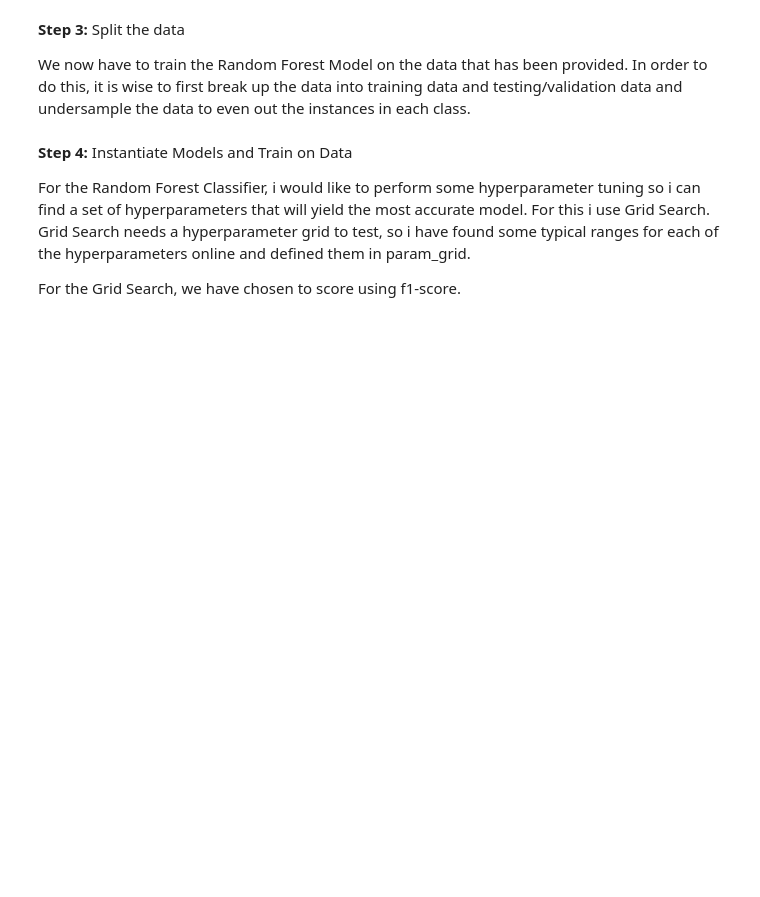
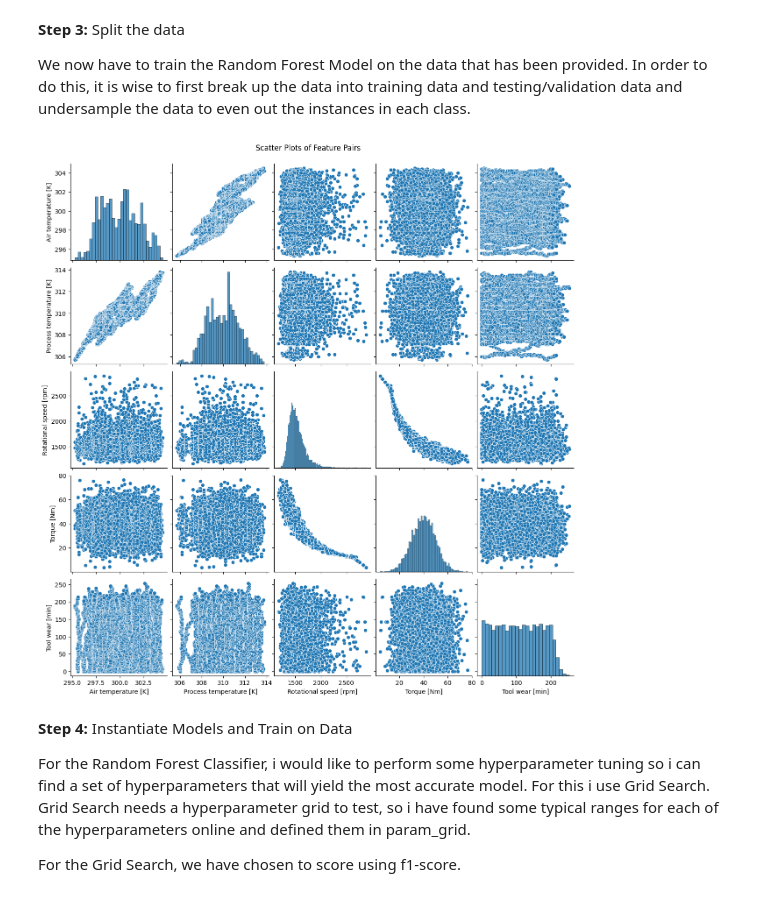
Before and after one commit to Djauvel/AML_Miniproject, a Jupyter notebook: Random Forest Classifier.ipynb, the cells around one changed output. Drawn from its saved outputs; the diff is of its cells as text; code cells hidden in the pictures; blank space fills up the shorter version.

Commit message:
Scatterplot

```diff
--- a/Random Forest Classifier.ipynb
+++ b/Random Forest Classifier.ipynb
@@ -91,11 +91,18 @@ We now have to train the Random Forest Model on the data that has been provided.
 # %%
 X = data[['Air temperature [K]', 'Process temperature [K]', 'Rotational speed [rpm]', 'Torque [Nm]', 'Tool wear [min]']]
 y = data['Machine failure']
 
 X_train, X_test, y_train, y_test = train_test_split(X,y,test_size=0.2, random_state=42)
 
+# Create scatter plots for different feature pairs
+sns.pairplot(X)
+plt.suptitle('Scatter Plots of Feature Pairs', y=1.02)
+plt.show()
+
 undersampler = RandomUnderSampler(random_state=42)
 X_train, y_train = undersampler.fit_resample(X_train, y_train)
+# %% [output]
+[figure, added]
 # %% [markdown]
 **Step 4:** Instantiate Models and Train on Data
 
```
Also changed, not shown: parts of 2 cells of this notebook, 1 other file.
